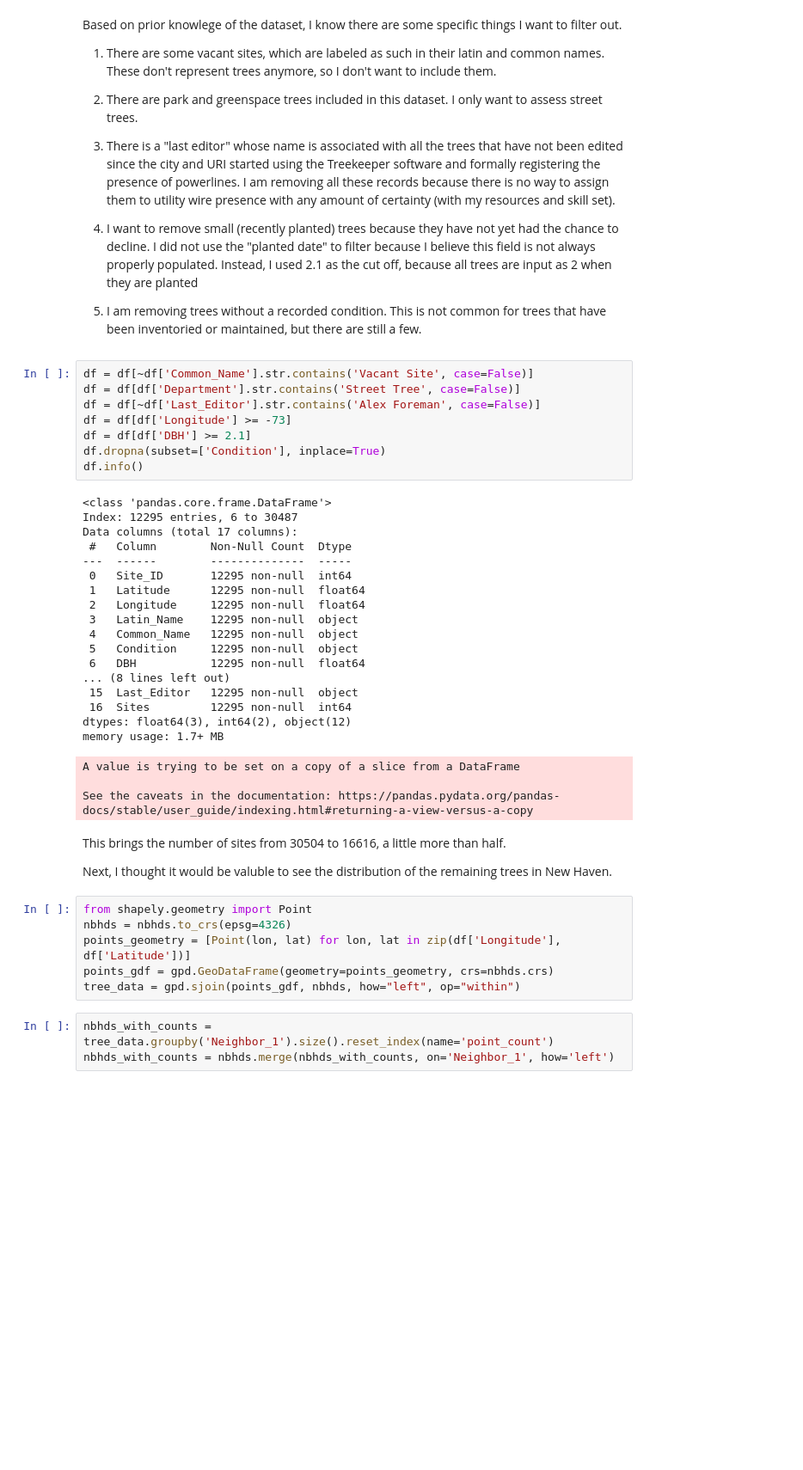
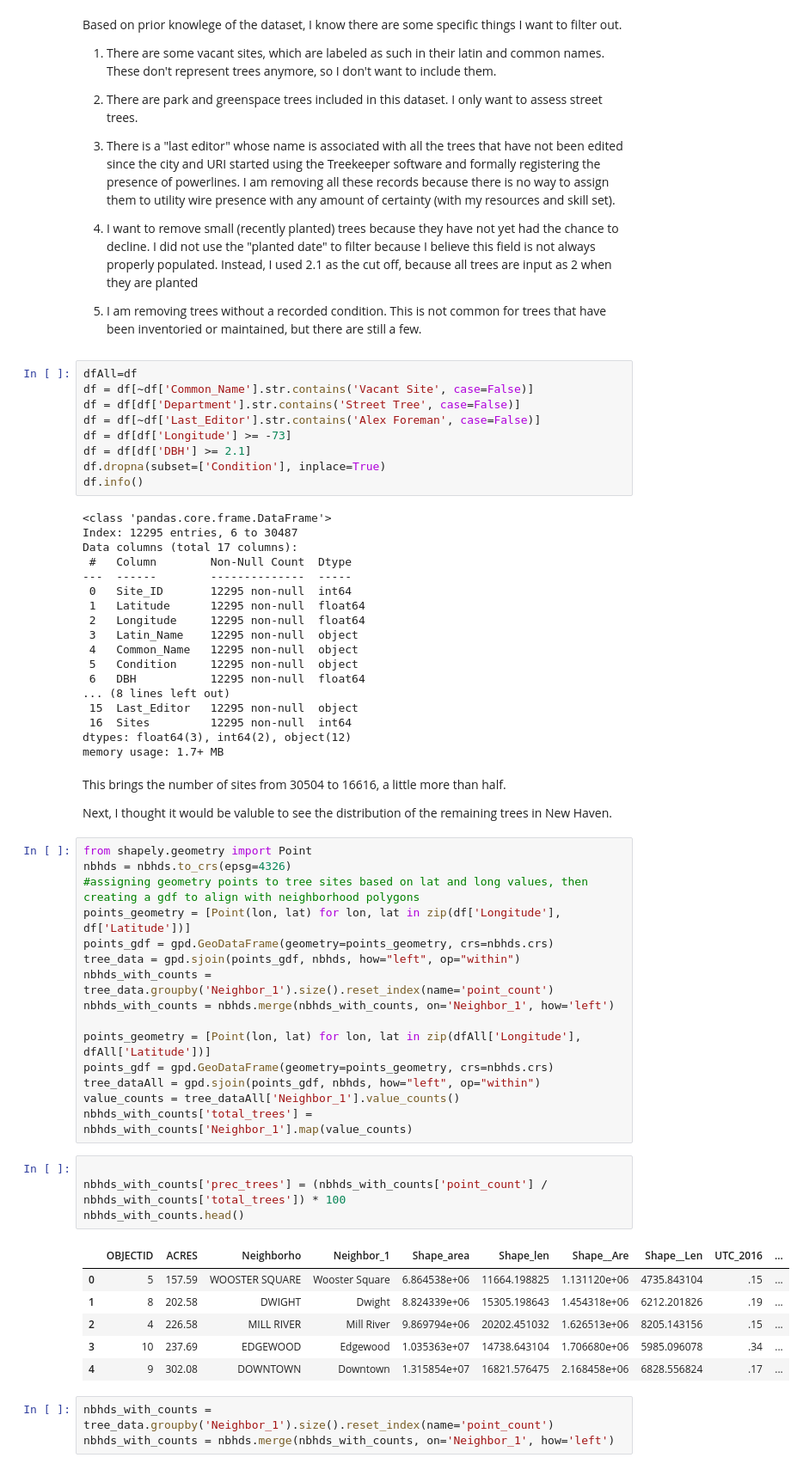
Before and after one commit to envirodatascience/final-project-urban-treeam, a Jupyter notebook: Les_UtilityLines.ipynb, the cells around one changed output. Shown at 86% size. Saved outputs shown, nothing was run; the diff lists cells and outputs as text; blank space fills up the shorter version.

```diff
--- a/Les_UtilityLines.ipynb
+++ b/Les_UtilityLines.ipynb
@@ -37,6 +37,7 @@ Based on prior knowlege of the dataset, I know there are some specific things I
 
 5. I am removing trees without a recorded condition. This is not common for trees that have been inventoried or maintained, but there are still a few.
 # %%
+dfAll=df
 df = df[~df['Common_Name'].str.contains('Vacant Site', case=False)]
 df = df[df['Department'].str.contains('Street Tree', case=False)]
 df = df[~df['Last_Editor'].str.contains('Alex Foreman', case=False)]
@@ -62,9 +63,6 @@ Data columns (total 17 columns):
  16  Sites         12295 non-null  int64
 dtypes: float64(3), int64(2), object(12)
 memory usage: 1.7+ MB
-A value is trying to be set on a copy of a slice from a DataFrame
-
-See the caveats in the documentation: https://pandas.pydata.org/pandas-docs/stable/user_guide/indexing.html#returning-a-view-versus-a-copy
 # %% [markdown]
 This brings the number of sites from 30504 to 16616, a little more than half.
 
@@ -72,9 +70,29 @@ Next, I thought it would be valuble to see the distribution of the remaining tre
 # %%
 from shapely.geometry import Point
 nbhds = nbhds.to_crs(epsg=4326)
+#assigning geometry points to tree sites based on lat and long values, then creating a gdf to align with neighborhood polygons
 points_geometry = [Point(lon, lat) for lon, lat in zip(df['Longitude'], df['Latitude'])]
 points_gdf = gpd.GeoDataFrame(geometry=points_geometry, crs=nbhds.crs)
 tree_data = gpd.sjoin(points_gdf, nbhds, how="left", op="within")
+nbhds_with_counts = tree_data.groupby('Neighbor_1').size().reset_index(name='point_count')
+nbhds_with_counts = nbhds.merge(nbhds_with_counts, on='Neighbor_1', how='left')
+
+points_geometry = [Point(lon, lat) for lon, lat in zip(dfAll['Longitude'], dfAll['Latitude'])]
+points_gdf = gpd.GeoDataFrame(geometry=points_geometry, crs=nbhds.crs)
+tree_dataAll = gpd.sjoin(points_gdf, nbhds, how="left", op="within")
+value_counts = tree_dataAll['Neighbor_1'].value_counts()
+nbhds_with_counts['total_trees'] = nbhds_with_counts['Neighbor_1'].map(value_counts)
+# %%
+
+nbhds_with_counts['prec_trees'] = (nbhds_with_counts['point_count'] / nbhds_with_counts['total_trees']) * 100
+nbhds_with_counts.head()
+# %% [output]
+|  | OBJECTID | ACRES | Neighborho | Neighbor_1 | Shape_area | Shape_len | Shape__Are | Shape__Len | UTC_2016 | ... |
+| 0 | 5 | 157.59 | WOOSTER SQUARE | Wooster Square | 6.864538e+06 | 11664.198825 | 1.131120e+06 | 4735.843104 | .15 | ... |
+| 1 | 8 | 202.58 | DWIGHT | Dwight | 8.824339e+06 | 15305.198643 | 1.454318e+06 | 6212.201826 | .19 | ... |
+| 2 | 4 | 226.58 | MILL RIVER | Mill River | 9.869794e+06 | 20202.451032 | 1.626513e+06 | 8205.143156 | .15 | ... |
+| 3 | 10 | 237.69 | EDGEWOOD | Edgewood | 1.035363e+07 | 14738.643104 | 1.706680e+06 | 5985.096078 | .34 | ... |
+| 4 | 9 | 302.08 | DOWNTOWN | Downtown | 1.315854e+07 | 16821.576475 | 2.168458e+06 | 6828.556824 | .17 | ... |
 # %%
 nbhds_with_counts = tree_data.groupby('Neighbor_1').size().reset_index(name='point_count')
 nbhds_with_counts = nbhds.merge(nbhds_with_counts, on='Neighbor_1', how='left')
```
Also changed, not shown: parts of 2 cells of this notebook.
